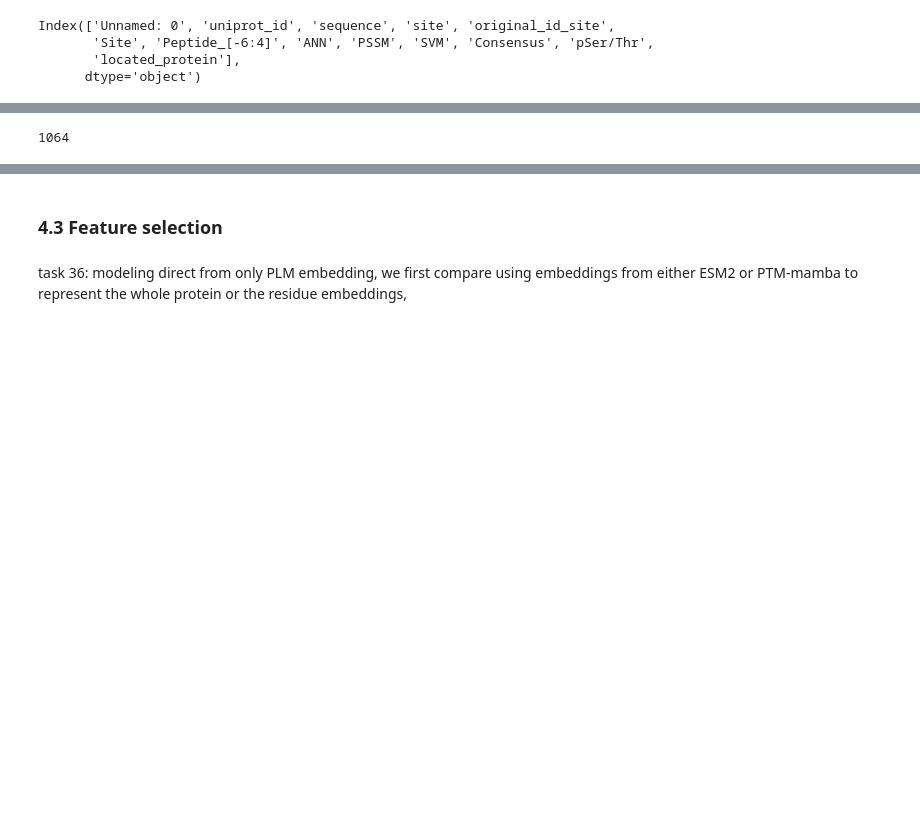
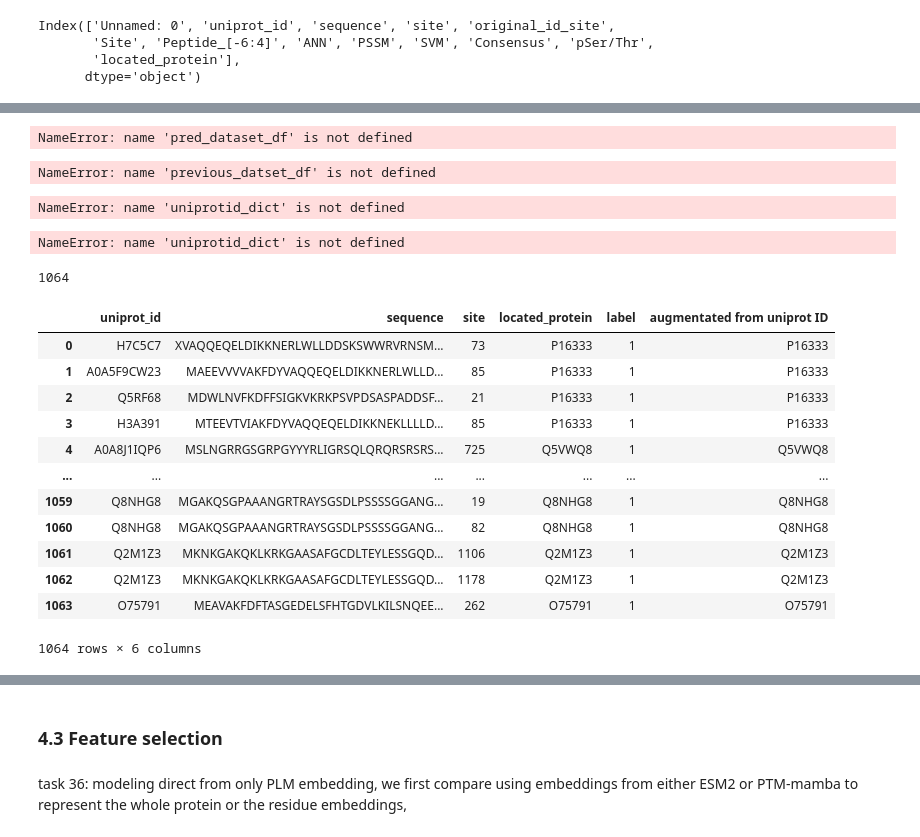
Before and after one commit to liuliu-umich/CAMP-14-3-3, a Jupyter notebook: 4.2 Modeling.ipynb, the cells around one changed output, grey strips where cells are left out. Saved outputs shown, nothing was run; the diff lists cells and outputs as text; code cells hidden in the pictures; blank space fills up the shorter version.

```diff
--- a/4.2 Modeling.ipynb
+++ b/4.2 Modeling.ipynb
@@ -75,7 +52,7 @@ features_df = pd.concat([positive_dataset, negative_dataset], ignore_index=True)
 # balance training dataset and independent dataset (80% training and 20% independent dataset)
 # %%
 import pandas as pd
-pred_dataset_name = 'bioinformatics_31_14_2276_s1/Supplementary_Tables.xlsx'
+pred_dataset_name = 'Supplementary_Tables.xlsx'
 finder_dataset_name = "NIHMS1881042-supplement-Supplementary_table_dataset_2.xlsx"
 # %%
 # the data in data/bioinformatics_31_14_2276_s1/Supplementary_Tables.xlsx have 4 tab, combine them into one
@@ -114,17 +91,25 @@ FileNotFoundError: [Errno 2] No such file or directory: 'data/NIHMS1881042-suppl
 import re
 previous_datset_df = pd.concat([pred_dataset_df, finder_dataset_df], ignore_index=True)
 previous_datset_df
+# %% [output]
+NameError: name 'pred_dataset_df' is not defined
 # %%
 # put the uniprot ID into a set
 uniprotid_dict = set(previous_datset_df["Uniprot ID"])
-uniprotid_dict
+len(uniprotid_dict)
+# %% [output]
+NameError: name 'previous_datset_df' is not defined
 # %%
 # first, but all the seen uniprot id (previously reported) into the training dataset
-positive_training_dataset_df =  positive_dataset[positive_dataset['Uniprot ID'].isin(uniprotid_dict)]
+positive_training_dataset_df =  positive_dataset[positive_dataset['uniprot_id'].isin(uniprotid_dict)]
 positive_training_dataset_df["label"].value_counts()
+# %% [output]
+NameError: name 'uniprotid_dict' is not defined
 # %%
-remaining_positive_dataset_df =  positive_dataset[~positive_dataset['Uniprot ID'].isin(uniprotid_dict)]
-remaining_positive_dataset_df
+remaining_positive_dataset_df =  positive_dataset[~positive_dataset['uniprot_id'].isin(uniprotid_dict)]
+remaining_positive_dataset_df.head(2)
+# %% [output]
+NameError: name 'uniprotid_dict' is not defined
 # %%
 # I have 1330 positive dataset
 # 20% will be keep for independent test dataset
@@ -143,7 +128,7 @@ def sample_data(df_source, column_name, target_length):
     # Keep track of the unique values already processed to avoid duplication
     processed_values = set()
 
-    for k_value in positive_training_dataset_df["Uniprot ID"]:
+    for k_value in positive_training_dataset_df["uniprot_id"]:
         # Get all rows with the same value in the specified column
         rows_with_k = df_source[df_source[column_name] == k_value]
 
@@ -156,32 +141,47 @@ def sample_data(df_source, column_name, target_length):
         # Drop these rows from the source DataFrame to avoid resampling
         df_source = df_source[df_source[column_name] != k_value]
 
 
     while len(df_target) < target_length and not df_source.empty:
         # Randomly sample one row from the source DataFrame
         sampled_row = df_source.sample(1)
         k_value = sampled_row.iloc[0][column_name]
 
         # Check if this value has already been processed
         if k_value not in processed_values:
             # Get all rows with the same value in the specified column
             rows_with_k = df_source[df_source[column_name] == k_value]
 
             # Add these rows to the target DataFrame
             df_target = pd.concat([df_target, rows_with_k], ignore_index=True)
 
             # Update the set of processed values
             processed_values.add(k_value)
 
             # Drop these rows from the source DataFrame to avoid resampling
             df_source = df_source[df_source[column_name] != k_value]
 
     return df_target
 
 
 column_name = 'augmentated from uniprot ID'
 target_length = training_sample_size - len(positive_training_dataset_df[positive_training_dataset_df['label']==1])
 df_sampling_training_positive = sample_data(remaining_positive_dataset_df, column_name, target_length)
+df_sampling_training_positive = pd.concat([df_sampling_training_positive, positive_training_dataset_df], ignore_index=True)
 df_sampling_training_positive
+# %% [output]
+|  | uniprot_id | sequence | site | located_protein | label | augmentated from uniprot ID |
+| 0 | H7C5C7 | XVAQQEQELDIKKNERLWLLDDSKSWWRVRNSM... | 73 | P16333 | 1 | P16333 |
+| 1 | A0A5F9CW23 | MAEEVVVVAKFDYVAQQEQELDIKKNERLWLLD... | 85 | P16333 | 1 | P16333 |
+| 2 | Q5RF68 | MDWLNVFKDFFSIGKVKRKPSVPDSASPADDSF... | 21 | P16333 | 1 | P16333 |
+| 3 | H3A391 | MTEEVTVIAKFDYVAQQEQELDIKKNEKLLLLD... | 85 | P16333 | 1 | P16333 |
+| 4 | A0A8J1IQP6 | MSLNGRRGSGRPGYYYRLIGRSQLQRQRSRSRS... | 725 | Q5VWQ8 | 1 | Q5VWQ8 |
+| ... | ... | ... | ... | ... | ... | ... |
+| 1059 | Q8NHG8 | MGAKQSGPAAANGRTRAYSGSDLPSSSSGGANG... | 19 | Q8NHG8 | 1 | Q8NHG8 |
+| 1060 | Q8NHG8 | MGAKQSGPAAANGRTRAYSGSDLPSSSSGGANG... | 82 | Q8NHG8 | 1 | Q8NHG8 |
+| 1061 | Q2M1Z3 | MKNKGAKQKLKRKGAASAFGCDLTEYLESSGQD... | 1106 | Q2M1Z3 | 1 | Q2M1Z3 |
+| 1062 | Q2M1Z3 | MKNKGAKQKLKRKGAASAFGCDLTEYLESSGQD... | 1178 | Q2M1Z3 | 1 | Q2M1Z3 |
+| 1063 | O75791 | MEAVAKFDFTASGEDELSFHTGDVLKILSNQEE... | 262 | O75791 | 1 | O75791 |
+1064 rows × 6 columns
 # %%
 # for the training negative data, add to training_sample_size, also make sure the sample following whole distribution
```
Also changed, not shown: parts of 31 cells of this notebook, 3 other files.
